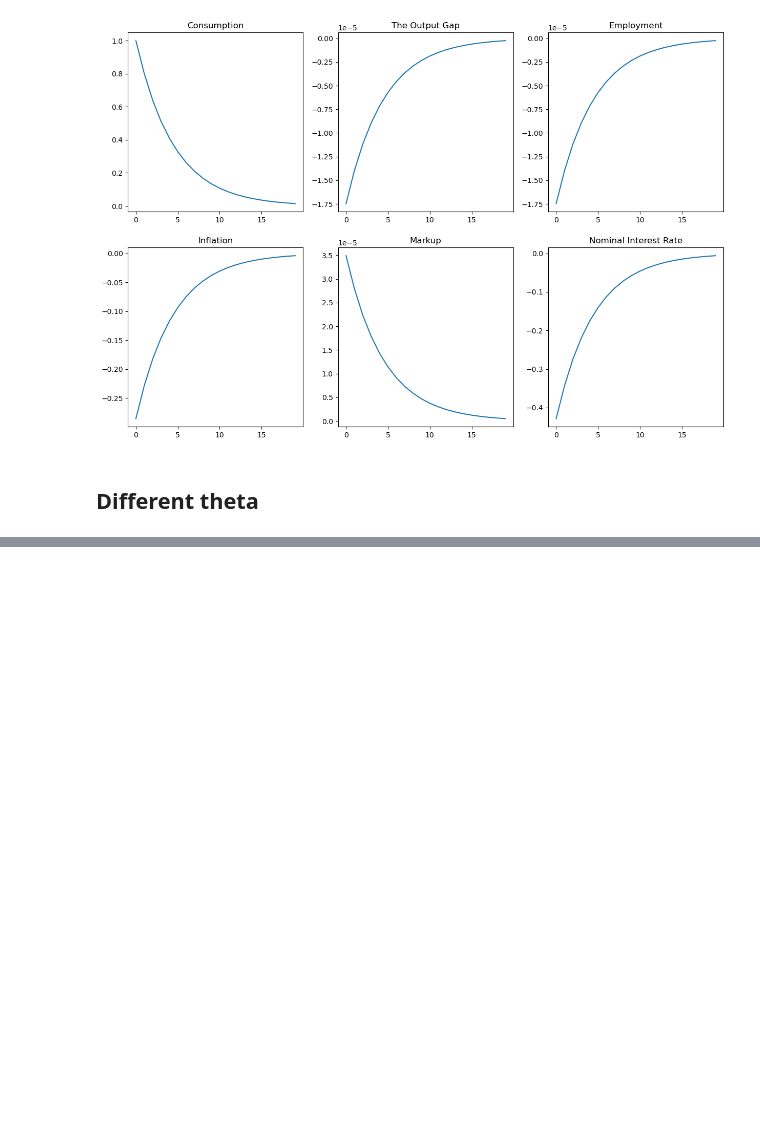
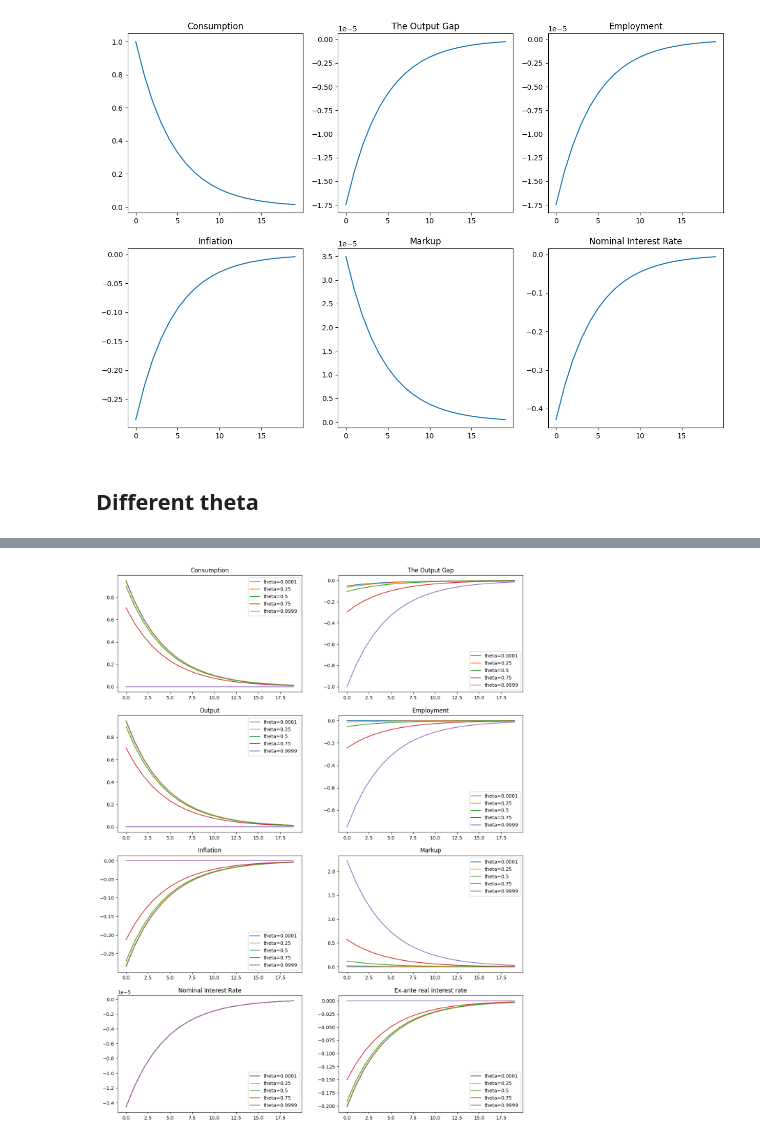
Before and after one commit to BenShui/ECON210C_SP24, a Jupyter notebook: Homework4/Code/HW4_Problem2.ipynb, the cells around one changed output, grey strips where cells are left out. Drawn from its saved outputs; the diff is of its cells as text; code cells hidden in the pictures; blank space fills up the shorter version.

```diff
--- a/Homework4/Code/HW4_Problem2.ipynb
+++ b/Homework4/Code/HW4_Problem2.ipynb
@@ -168,0 +203,10 @@ plt.savefig('q2_plot.png', dpi=300)
+# %%
+nk_nl = create_model([hh, reset_price, firm, central_bank, mkt_clearing], name="NK_nonlinear")
+# %%
+from sequence_jacobian.utilities.drawdag import drawdag
+
+unknowns = ['c', 'n', 'pi', 'f1', 'f2']
+targets = ['euler', 'mkt_c', 'f1_clr', 'f2_clr', 'pi_clr']
+inputs = ['a']
+
+drawdag(nk_nl, inputs, unknowns, targets, save="nk_nl.png")
@@ -168,0 +238,55 @@ plt.savefig('q2_plot.png', dpi=300)
+# %%
+theta_array = [0.0001, 0.25, 0.5, 0.75, 0.9999]
+T, Tplot, impact = 300, 20, 0.01
+da = np.empty((T, 1))
+da[:, 0] = impact * rho_a **np.arange(T)
+
+fig, ax = plt.subplots(4, 2, figsize=(15, 20))
+for theta in theta_array:
+    calibration = {'a': 1.0, 'y': 1.0, 'p': 1.0,'q': 1.0/beta,'wp': chi, 'pi': 1.0,
+               'gamma': gamma, 'beta': beta, 'phi_pi': phi_pi, 'varphi': varphi, 'theta': theta, 'epsilon': epsilon,
+              'chi': chi, 'mu_para': mu_para}
+    ss = nk_nl.solve_steady_state(calibration, unknowns_ss, targets_ss, solver="broyden_custom")
+    G = nk_nl.solve_jacobian(ss, unknowns, targets, inputs, T=300)
+    y = (G['y']['a']@da)[:Tplot]
+    yflex = (1+varphi)/(varphi+gamma)*da[:Tplot]
+    n = (G['n']['a']@da)[:Tplot]
+    q = (G['q']['a']@da)[:Tplot]
+    r = (G['r']['a']@da)[:Tplot]
+    mu = (G['mu']['a']@da)[:Tplot]
+    pi = (G['pi']['a']@da)[:Tplot]
+    c = (G['c']['a']@da)[:Tplot]
+    ax[0, 0].plot(100*c, label=f'theta={theta}')
+    ax[0, 0].set_title('Consumption')
+    ax[0, 0].legend()
+
+    ax[0, 1].plot(100*(y-yflex), label=f'theta={theta}')
+    ax[0, 1].set_title('The Output Gap')
+    ax[0, 1].legend()
+
+    ax[1, 0].plot(100*y, label=f'theta={theta}')
+    ax[1, 0].set_title('Output')
+    ax[1, 0].legend()
+
+    ax[1, 1].plot(100*n, label=f'theta={theta}')
+    ax[1, 1].set_title('Employment')
+    ax[1, 1].legend()
+
+    ax[2, 0].plot(100*pi, label=f'theta={theta}')
+    ax[2, 0].set_title('Inflation')
+    ax[2, 0].legend()
+
+    ax[2, 1].plot(100*mu, label=f'theta={theta}')
+    ax[2, 1].set_title('Markup')
+    ax[2, 1].legend()
+
+    ax[3, 0].plot(100*q, label=f'theta={theta}')
+    ax[3, 0].set_title('Nominal Interest Rate')
+    ax[3, 0].legend()
+
+    ax[3, 1].plot(100*r, label=f'theta={theta}')
+    ax[3, 1].set_title('Ex-ante real interest rate')
+    ax[3, 1].legend()
+plt.savefig('nk_nl.png', dpi=300)
+# %% [output]
+[figure, added]
```
Also changed, not shown: parts of 5 cells of this notebook, 1 other file.
